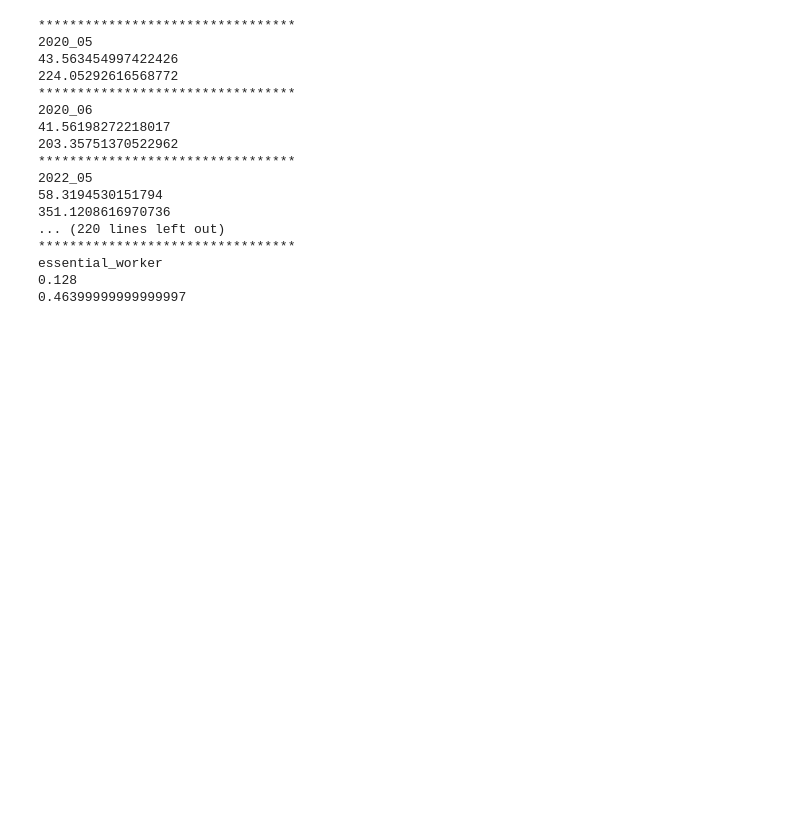
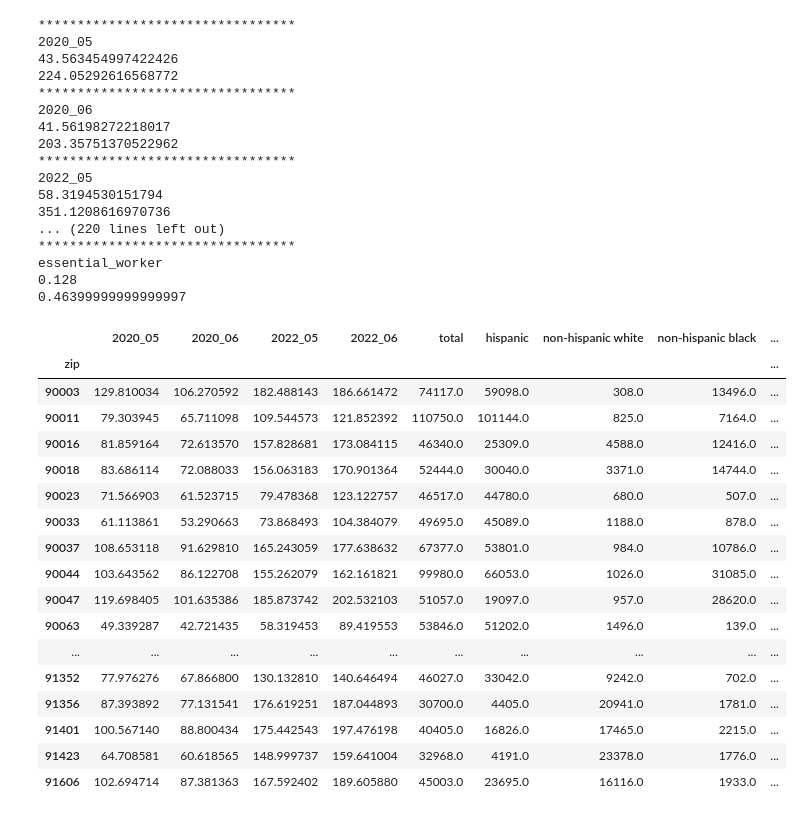
Before and after one commit to suyanpengzhang/Traffic-Analysis, a Jupyter notebook: Regression Sensors -- Zip Code Level.ipynb, the cells around one changed output. Saved outputs shown, nothing was run; the diff lists cells and outputs as text; code cells hidden in the pictures; blank space fills up the shorter version.

```diff
--- a/Regression Sensors -- Zip Code Level.ipynb
+++ b/Regression Sensors -- Zip Code Level.ipynb
@@ -857,3 +861,26 @@ for col in flow.columns:
 essential_worker
 0.128
 0.46399999999999997
+# %%
+pd.set_option('display.max_columns', None)
+
+flow[flow['asian_ratio']<0.06]
+# %% [output]
+|  | 2020_05 | 2020_06 | 2022_05 | 2022_06 | total | hispanic | non-hispanic white | non-hispanic black | ... |
+| zip |  |  |  |  |  |  |  |  | ... |
+| 90003 | 129.810034 | 106.270592 | 182.488143 | 186.661472 | 74117.0 | 59098.0 | 308.0 | 13496.0 | ... |
+| 90011 | 79.303945 | 65.711098 | 109.544573 | 121.852392 | 110750.0 | 101144.0 | 825.0 | 7164.0 | ... |
+| 90016 | 81.859164 | 72.613570 | 157.828681 | 173.084115 | 46340.0 | 25309.0 | 4588.0 | 12416.0 | ... |
+| 90018 | 83.686114 | 72.088033 | 156.063183 | 170.901364 | 52444.0 | 30040.0 | 3371.0 | 14744.0 | ... |
+| 90023 | 71.566903 | 61.523715 | 79.478368 | 123.122757 | 46517.0 | 44780.0 | 680.0 | 507.0 | ... |
+| 90033 | 61.113861 | 53.290663 | 73.868493 | 104.384079 | 49695.0 | 45089.0 | 1188.0 | 878.0 | ... |
+| 90037 | 108.653118 | 91.629810 | 165.243059 | 177.638632 | 67377.0 | 53801.0 | 984.0 | 10786.0 | ... |
+| 90044 | 103.643562 | 86.122708 | 155.262079 | 162.161821 | 99980.0 | 66053.0 | 1026.0 | 31085.0 | ... |
+| 90047 | 119.698405 | 101.635386 | 185.873742 | 202.532103 | 51057.0 | 19097.0 | 957.0 | 28620.0 | ... |
+| 90063 | 49.339287 | 42.721435 | 58.319453 | 89.419553 | 53846.0 | 51202.0 | 1496.0 | 139.0 | ... |
+| ... | ... | ... | ... | ... | ... | ... | ... | ... | ... |
+| 91352 | 77.976276 | 67.866800 | 130.132810 | 140.646494 | 46027.0 | 33042.0 | 9242.0 | 702.0 | ... |
+| 91356 | 87.393892 | 77.131541 | 176.619251 | 187.044893 | 30700.0 | 4405.0 | 20941.0 | 1781.0 | ... |
+| 91401 | 100.567140 | 88.800434 | 175.442543 | 197.476198 | 40405.0 | 16826.0 | 17465.0 | 2215.0 | ... |
+| 91423 | 64.708581 | 60.618565 | 148.999737 | 159.641004 | 32968.0 | 4191.0 | 23378.0 | 1776.0 | ... |
+| 91606 | 102.694714 | 87.381363 | 167.592402 | 189.605880 | 45003.0 | 23695.0 | 16116.0 | 1933.0 | ... |
```
Also changed, not shown: parts of 12 cells of this notebook, 3 other files.
